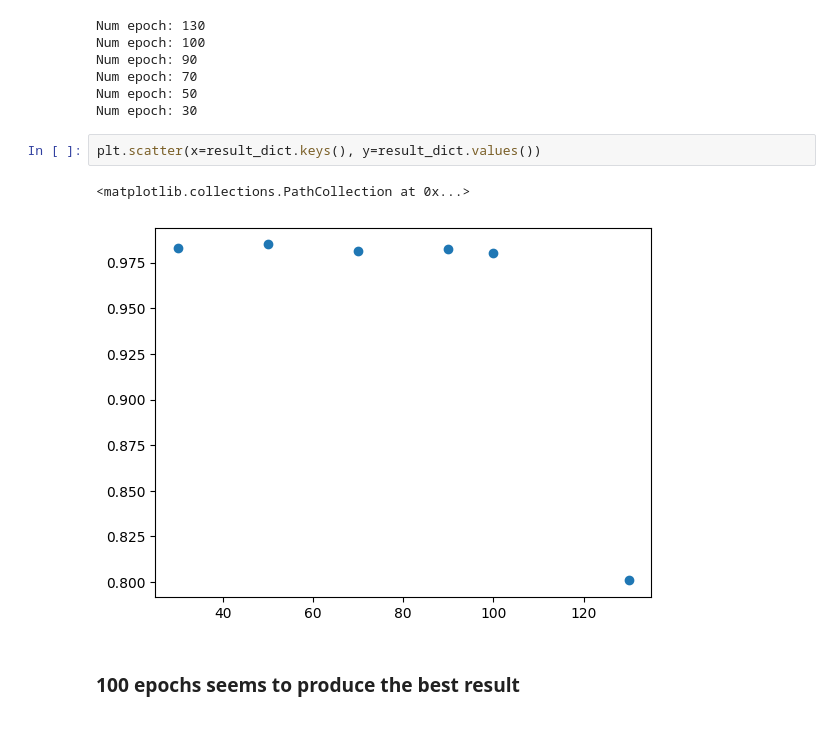
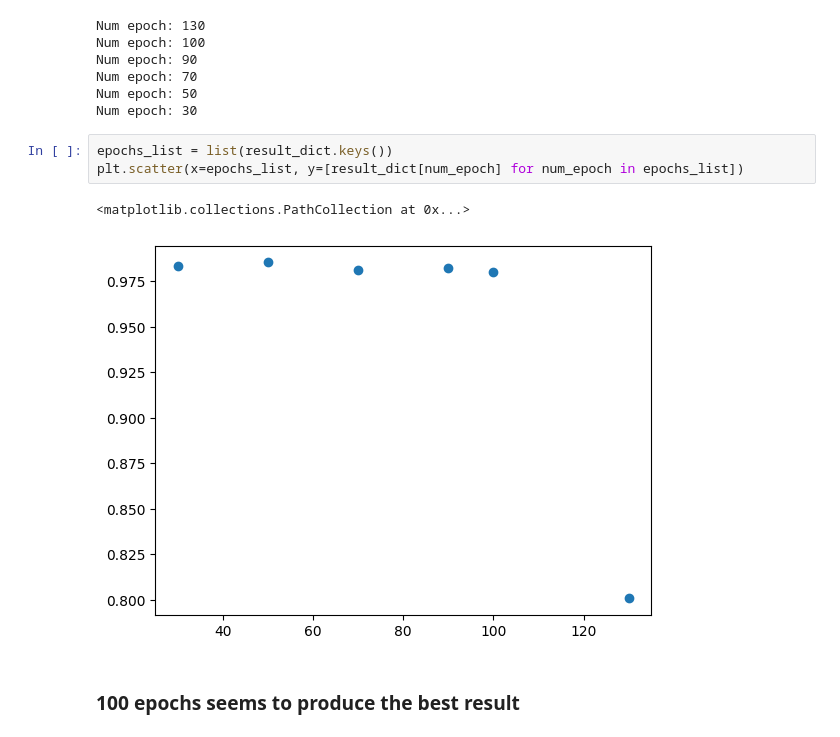
Before and after one commit to edithal-14/csc2516_2023_project, a Jupyter notebook: code/benchmark.ipynb, the cells around one changed output. Saved outputs shown, nothing was run; the diff lists cells and outputs as text.

```diff
--- a/code/benchmark.ipynb
+++ b/code/benchmark.ipynb
@@ -474,11 +566,12 @@ Num epoch: 90
 Num epoch: 70
 Num epoch: 50
 Num epoch: 30
-# %%
-plt.scatter(x=result_dict.keys(), y=result_dict.values())
-# %% [output]
-<matplotlib.collections.PathCollection at 0x...>
-[figure, removed]
+# %%
+epochs_list = list(result_dict.keys())
+plt.scatter(x=epochs_list, y=[result_dict[num_epoch] for num_epoch in epochs_list])
+# %% [output]
+<matplotlib.collections.PathCollection at 0x...>
+[figure, added]
 # %% [markdown]
 ### 100 epochs seems to produce the best result
 # %%
```
Also changed, not shown: parts of 31 cells of this notebook.
